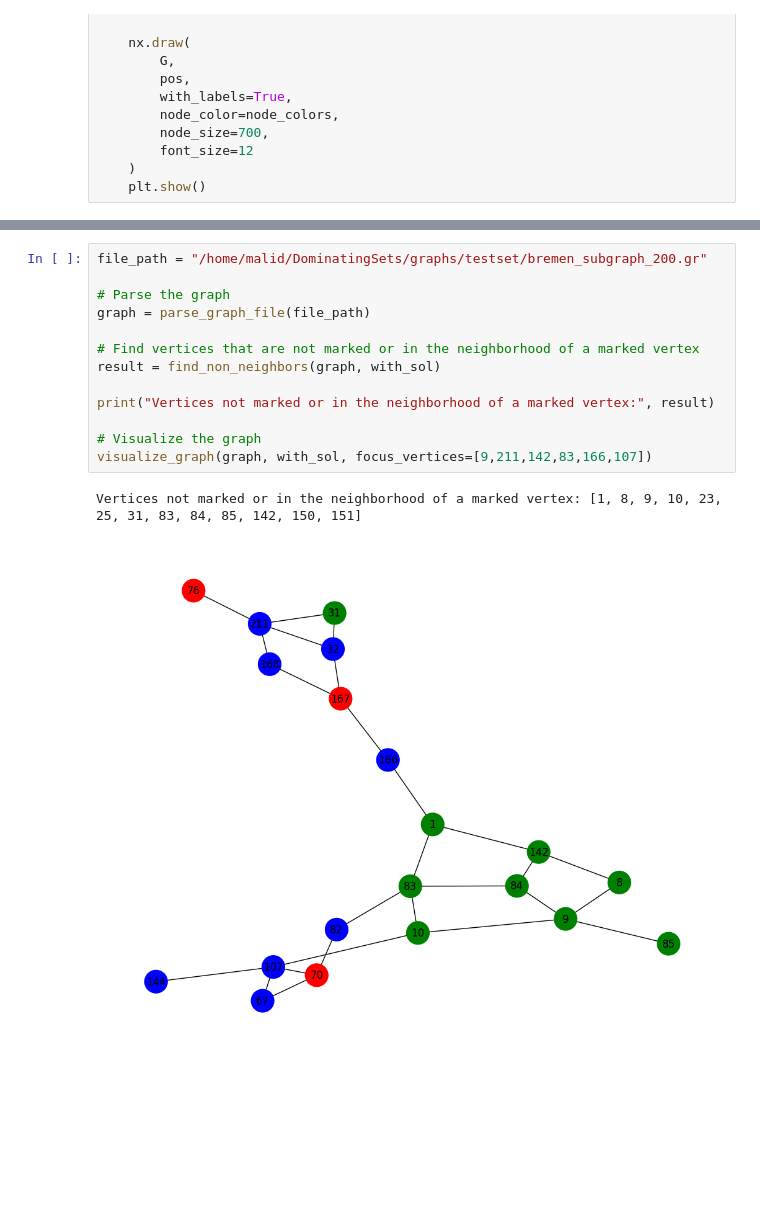
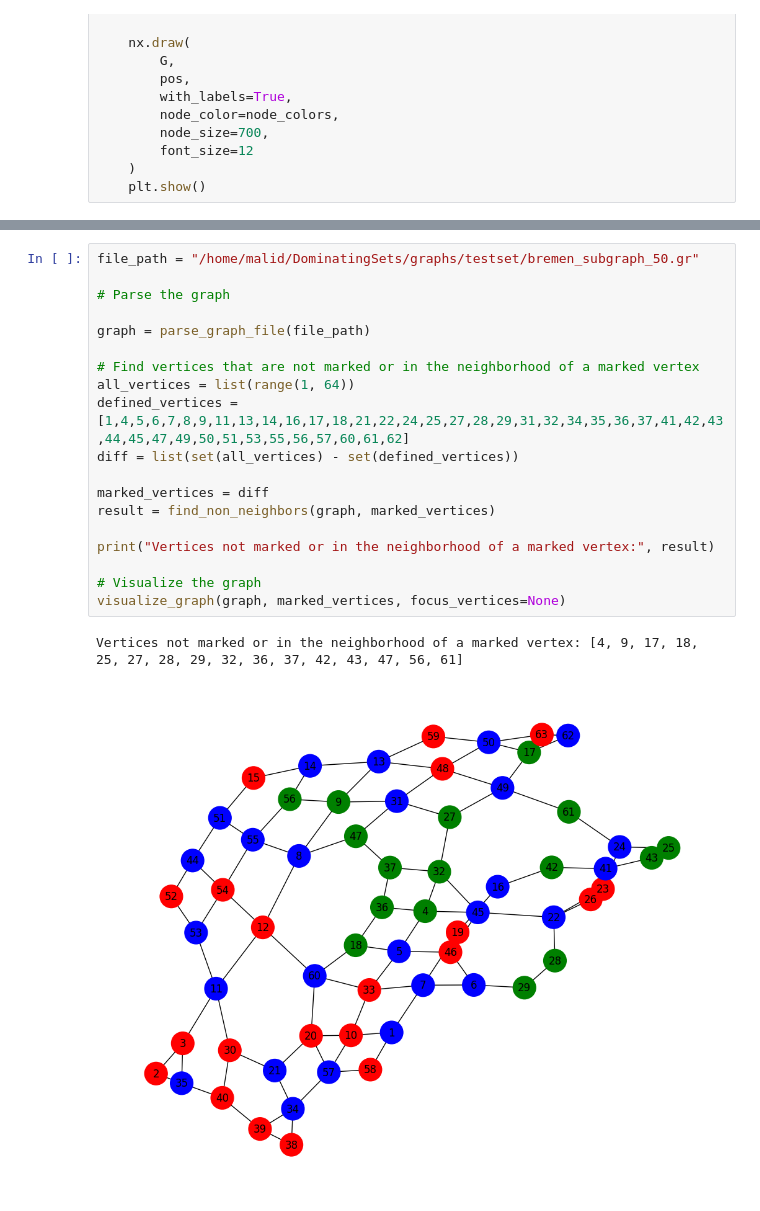
Before and after one commit to MarlonDittes/DominatingSets, a Jupyter notebook: missing.ipynb, the cells around one changed output, grey strips where cells are left out. Cells and saved outputs as stored; diff of their text form; blank space fills up the shorter version.

Commit message:
UPDATE: missing.ipynb for looking at vertices set to 0 or 1 in LP

```diff
--- a/missing.ipynb
+++ b/missing.ipynb
@@ -114,16 +107,22 @@ print(list(set(without_sol) ^ set(with_sol))) #symmetric diff
 # %%
-file_path = "/home/malid/DominatingSets/graphs/testset/bremen_subgraph_200.gr"
+file_path = "/home/malid/DominatingSets/graphs/testset/bremen_subgraph_50.gr"
 
 # Parse the graph
+
 graph = parse_graph_file(file_path)
 
 # Find vertices that are not marked or in the neighborhood of a marked vertex
-result = find_non_neighbors(graph, with_sol)
+all_vertices = list(range(1, 64))
+defined_vertices = [1,4,5,6,7,8,9,11,13,14,16,17,18,21,22,24,25,27,28,29,31,32,34,35,36,37,41,42,43,44,45,47,49,50,51,53,55,56,57,60,61,62]
+diff = list(set(all_vertices) - set(defined_vertices))
+
+marked_vertices = diff
+result = find_non_neighbors(graph, marked_vertices)
 
 print("Vertices not marked or in the neighborhood of a marked vertex:", result)
 
 # Visualize the graph
-visualize_graph(graph, with_sol, focus_vertices=[9,211,142,83,166,107])
+visualize_graph(graph, marked_vertices, focus_vertices=None)
 # %% [output]
-Vertices not marked or in the neighborhood of a marked vertex: [1, 8, 9, 10, 23, 25, 31, 83, 84, 85, 142, 150, 151]
+Vertices not marked or in the neighborhood of a marked vertex: [4, 9, 17, 18, 25, 27, 28, 29, 32, 36, 37, 42, 43, 47, 56, 61]
-[figure, old version]
+[figure, new version]
```
Also changed, not shown: parts of 1 cell of this notebook.
